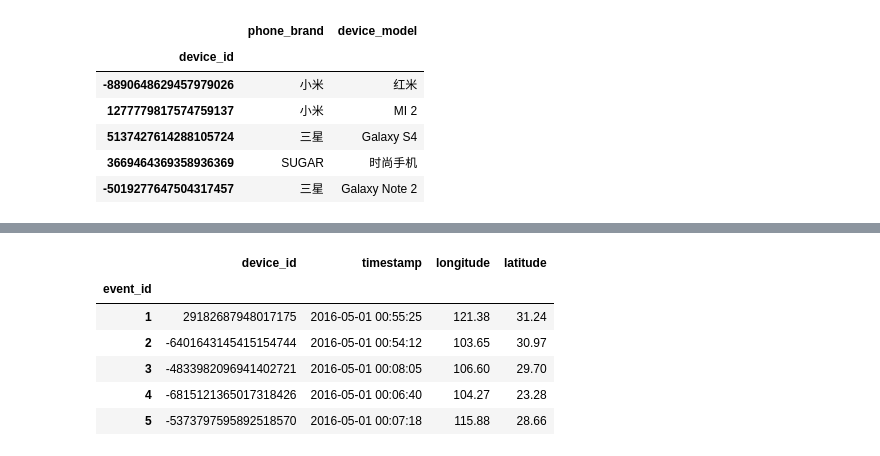
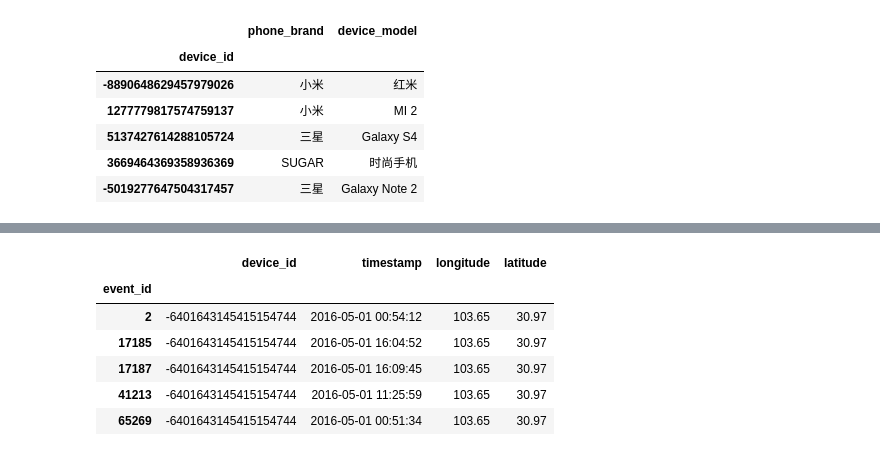
Before and after one commit to chechir/talking_data, a Jupyter notebook: brussels/notebook.ipynb, the cells around one changed output, grey strips where cells are left out. Saved outputs shown, nothing was run; the diff lists cells and outputs as text; code cells hidden in the pictures.

```diff
--- a/brussels/notebook.ipynb
+++ b/brussels/notebook.ipynb
@@ -70,10 +63,0 @@ appevents.head()
-# %%
-events.head()
-# %% [output]
-|  | device_id | timestamp | longitude | latitude |
-| event_id |  |  |  |  |
-| 1 | 29182687948017175 | 2016-05-01 00:55:25 | 121.38 | 31.24 |
-| 2 | -6401643145415154744 | 2016-05-01 00:54:12 | 103.65 | 30.97 |
-| 3 | -4833982096941402721 | 2016-05-01 00:08:05 | 106.60 | 29.70 |
-| 4 | -6815121365017318426 | 2016-05-01 00:06:40 | 104.27 | 23.28 |
-| 5 | -5373797595892518570 | 2016-05-01 00:07:18 | 115.88 | 28.66 |
@@ -114,0 +64,10 @@ device ids, brand, and models
+# %%
+events[events['device_id']==-6401643145415154744].head()  # One device, many events
+# %% [output]
+|  | device_id | timestamp | longitude | latitude |
+| event_id |  |  |  |  |
+| 2 | -6401643145415154744 | 2016-05-01 00:54:12 | 103.65 | 30.97 |
+| 17185 | -6401643145415154744 | 2016-05-01 16:04:52 | 103.65 | 30.97 |
+| 17187 | -6401643145415154744 | 2016-05-01 16:09:45 | 103.65 | 30.97 |
+| 41213 | -6401643145415154744 | 2016-05-01 11:25:59 | 103.65 | 30.97 |
+| 65269 | -6401643145415154744 | 2016-05-01 00:51:34 | 103.65 | 30.97 |
```
Also changed, not shown: parts of 16 cells of this notebook.
